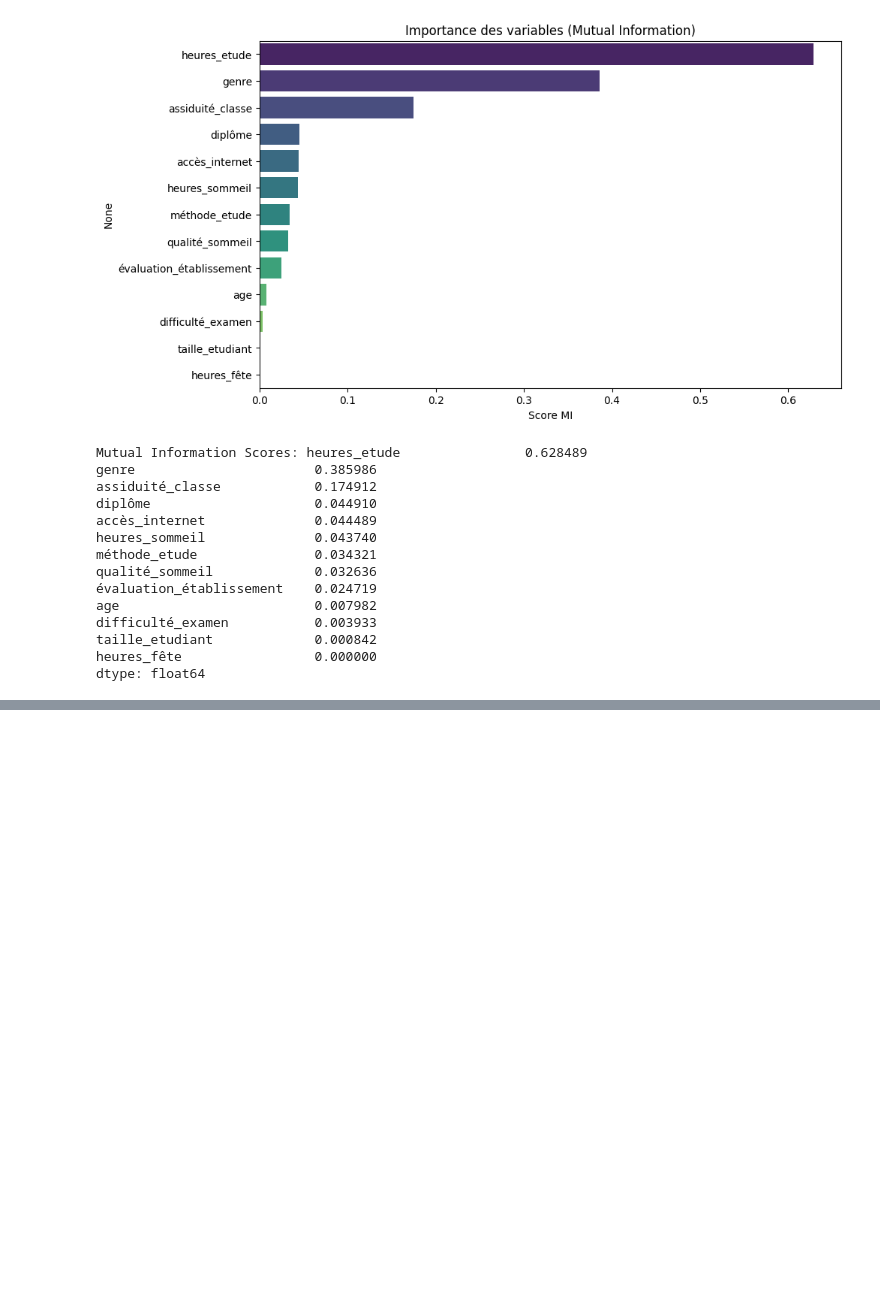
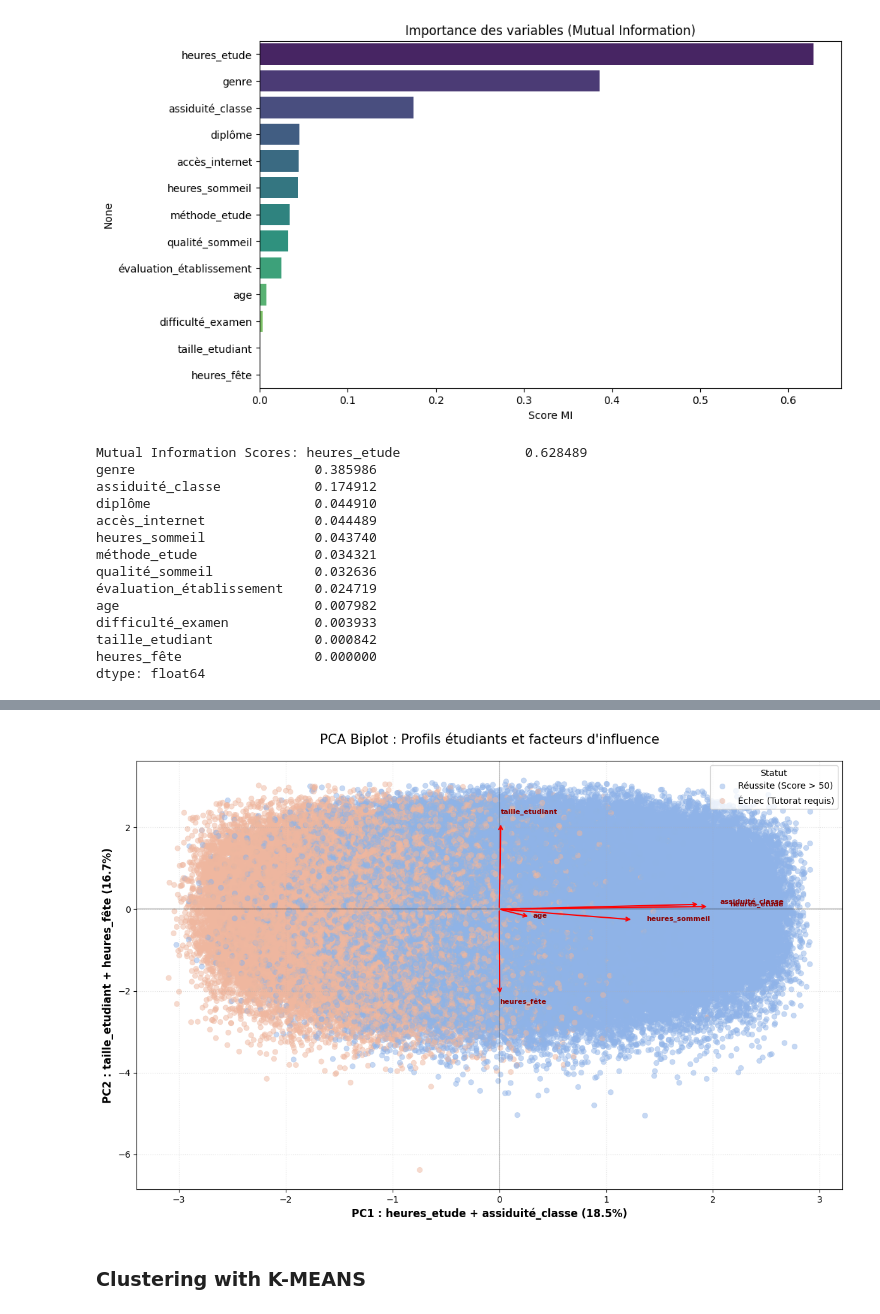
Before and after one commit to 21242NS/AILabs_2025_2026, a Jupyter notebook: Projet/Model1.ipynb, the cells around one changed output, grey strips where cells are left out. Drawn from its saved outputs; the diff is of its cells as text; code cells hidden in the pictures; blank space fills up the shorter version.

```diff
--- a/Projet/Model1.ipynb
+++ b/Projet/Model1.ipynb
@@ -169,0 +255,70 @@ plt.show()
+# %%
+# --- 4. Vrai Biplot PCA (scatter + flèches des loadings) ---
+# Refit PCA à 2 composantes pour la visualisation 2D
+
+pca_2d = PCA(n_components=2)
+X_pca_2d = pca_2d.fit_transform(X_scaled)
+
+loadings_2d = pd.DataFrame(
+    pca_2d.components_.T,
+    columns=["PC1", "PC2"],
+    index=feature_names
+)
+
+def get_axis_description(ldf, pc_name, top_n=2):
+    top_features = ldf[pc_name].abs().sort_values(ascending=False).head(top_n).index.tolist()
+    return " + ".join(top_features)
+
+label_pc1 = f"PC1 : {get_axis_description(loadings_2d, 'PC1')} ({pca_2d.explained_variance_ratio_[0]*100:.1f}%)"
+label_pc2 = f"PC2 : {get_axis_description(loadings_2d, 'PC2')} ({pca_2d.explained_variance_ratio_[1]*100:.1f}%)"
+
+status = (y_train < 50).map({
+    False: "Réussite (Score > 50)",
+    True: "Échec (Tutorat requis)"
+})
+status_palette = {
+    "Réussite (Score > 50)": "#8fb3e8",
+    "Échec (Tutorat requis)": "#efb79f"
+}
+
+fig, ax = plt.subplots(figsize=(12, 8))
+
+sns.scatterplot(
+    x=X_pca_2d[:, 0],
+    y=X_pca_2d[:, 1],
+    hue=status,
+    hue_order=["Réussite (Score > 50)", "Échec (Tutorat requis)"],
+    palette=status_palette,
+    alpha=0.5,
+    edgecolor=None,
+    ax=ax
+)
+
+# Flèches des loadings (ce qui rend le biplot "vrai")
+scale = 3
+for feature in feature_names:
+    fx = loadings_2d.loc[feature, "PC1"] * scale
+    fy = loadings_2d.loc[feature, "PC2"] * scale
+    ax.annotate(
+        "",
+        xy=(fx, fy),
+        xytext=(0, 0),
+        arrowprops=dict(arrowstyle="->", color="red", lw=1.5)
+    )
+    ax.text(fx * 1.1, fy * 1.1, feature, fontsize=8, color="darkred", fontweight="bold")
+
+ax.axvline(0, color="black", linestyle="-", alpha=0.2)
+ax.axhline(0, color="black", linestyle="-", alpha=0.2)
+ax.set_title("PCA Biplot : Profils étudiants et facteurs d'influence", fontsize=15, pad=20)
+ax.set_xlabel(label_pc1, fontsize=12, fontweight="bold")
+ax.set_ylabel(label_pc2, fontsize=12, fontweight="bold")
+ax.legend(title="Statut", loc="upper right")
+ax.grid(True, linestyle=":", alpha=0.4)
+
+plt.tight_layout()
+plt.savefig("../Graph/pca_biplot.png")
+plt.show()
+# %% [output]
+[figure, added]
+# %% [markdown]
+### Clustering with K-MEANS
```
Also changed, not shown: parts of 4 cells of this notebook.
